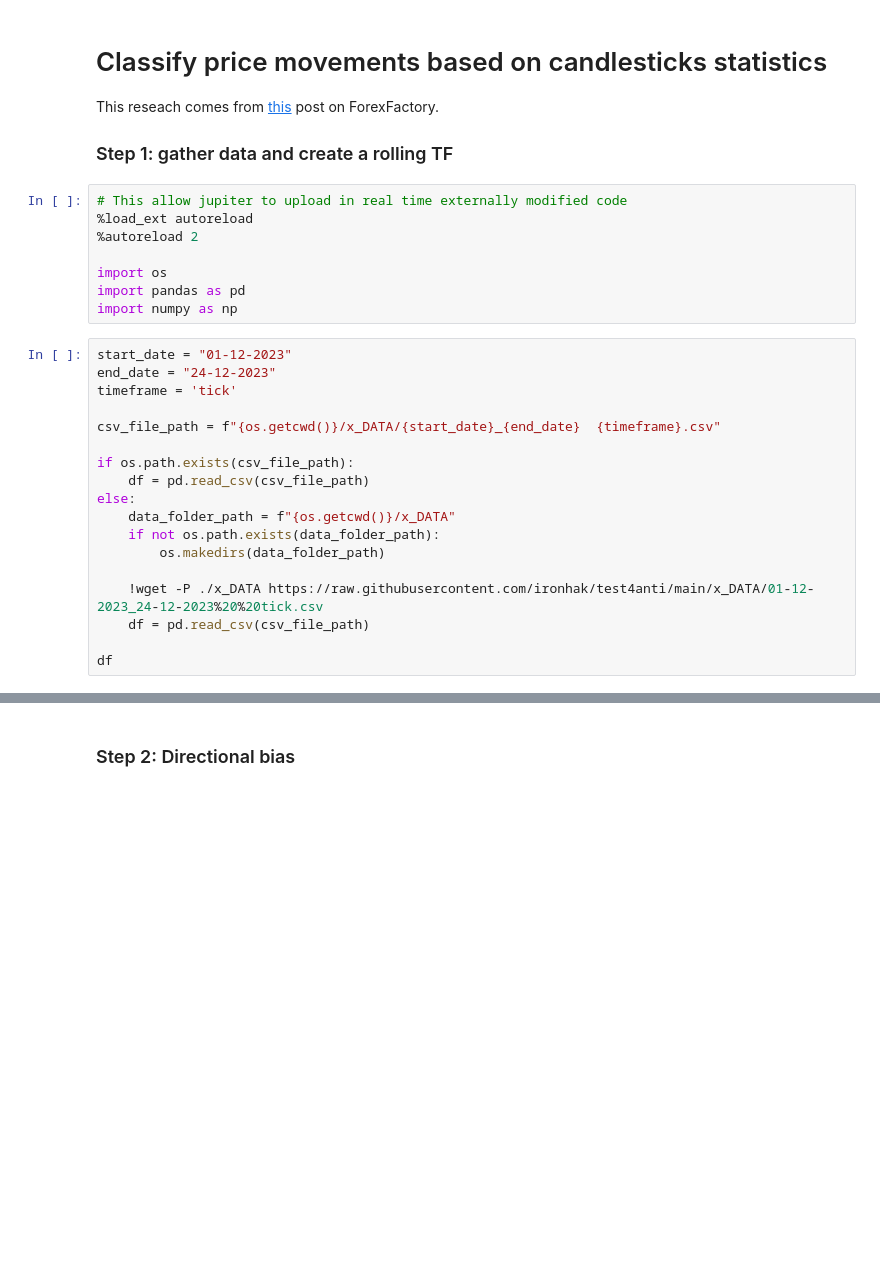
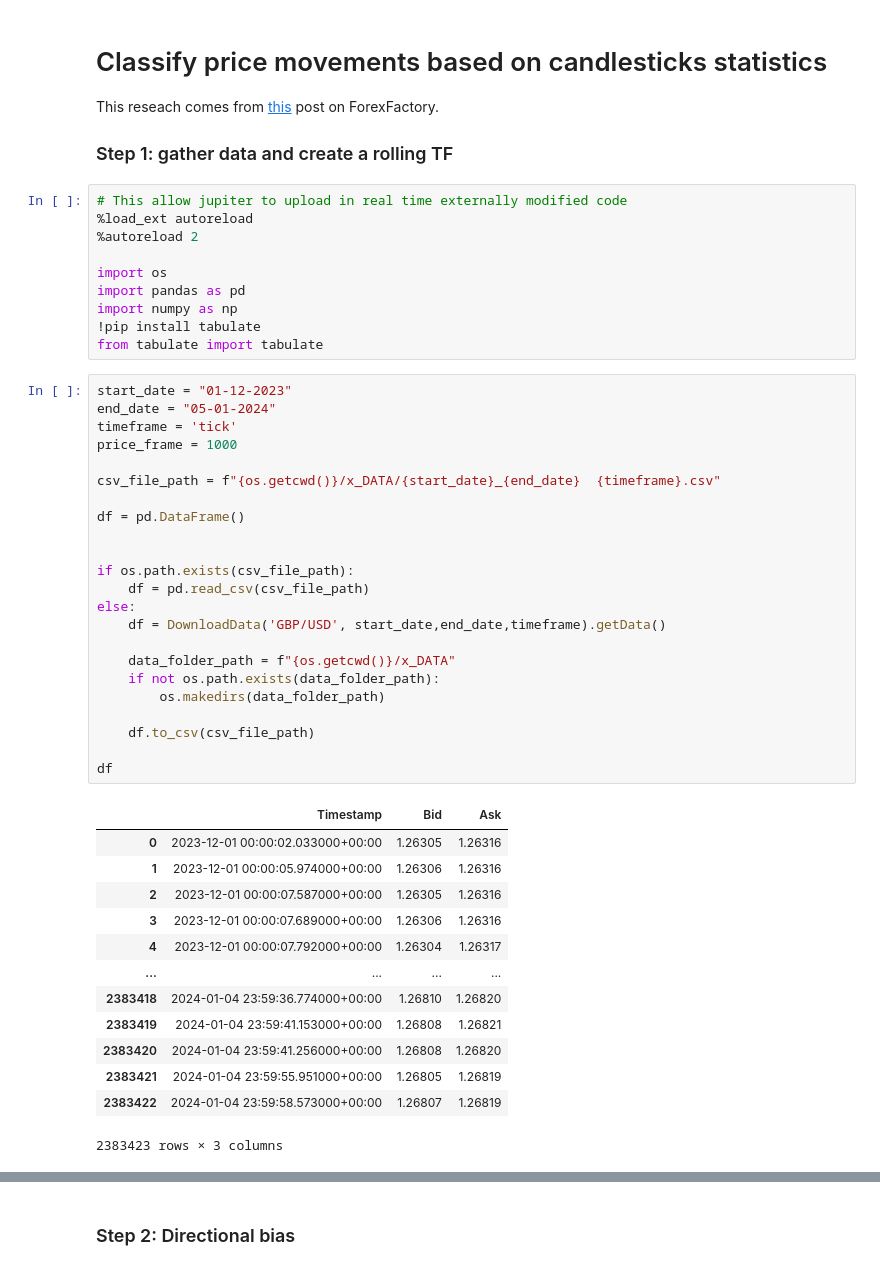
Before and after one commit to ironhak/test4anti, a Jupyter notebook: classify_candles.ipynb, the cells around one changed output, grey strips where cells are left out. Cells and saved outputs as stored; diff of their text form; blank space fills up the shorter version.

```diff
--- a/classify_candles.ipynb
+++ b/classify_candles.ipynb
@@ -12,21 +151,42 @@ This reseach comes from [this](https://www.forexfactory.com/thread/post/14707863
 import os
 import pandas as pd
 import numpy as np
+!pip install tabulate
+from tabulate import tabulate
 # %%
 start_date = "01-12-2023"
-end_date = "24-12-2023"
+end_date = "05-01-2024"
 timeframe = 'tick'
+price_frame = 1000
 
 csv_file_path = f"{os.getcwd()}/x_DATA/{start_date}_{end_date}  {timeframe}.csv"
+
+df = pd.DataFrame()
+
 
 if os.path.exists(csv_file_path):
     df = pd.read_csv(csv_file_path)
 else:
+    df = DownloadData('GBP/USD', start_date,end_date,timeframe).getData()
+
     data_folder_path = f"{os.getcwd()}/x_DATA"
     if not os.path.exists(data_folder_path):
         os.makedirs(data_folder_path)
 
-    !wget -P ./x_DATA https://raw.githubusercontent.com/ironhak/test4anti/main/x_DATA/01-12-2023_24-12-2023%20%20tick.csv
-    df = pd.read_csv(csv_file_path)
+    df.to_csv(csv_file_path)
 
 df
+# %% [output]
+|  | Timestamp | Bid | Ask |
+| 0 | 2023-12-01 00:00:02.033000+00:00 | 1.26305 | 1.26316 |
+| 1 | 2023-12-01 00:00:05.974000+00:00 | 1.26306 | 1.26316 |
+| 2 | 2023-12-01 00:00:07.587000+00:00 | 1.26305 | 1.26316 |
+| 3 | 2023-12-01 00:00:07.689000+00:00 | 1.26306 | 1.26316 |
+| 4 | 2023-12-01 00:00:07.792000+00:00 | 1.26304 | 1.26317 |
+| ... | ... | ... | ... |
+| 2383418 | 2024-01-04 23:59:36.774000+00:00 | 1.26810 | 1.26820 |
+| 2383419 | 2024-01-04 23:59:41.153000+00:00 | 1.26808 | 1.26821 |
+| 2383420 | 2024-01-04 23:59:41.256000+00:00 | 1.26808 | 1.26820 |
+| 2383421 | 2024-01-04 23:59:55.951000+00:00 | 1.26805 | 1.26819 |
+| 2383422 | 2024-01-04 23:59:58.573000+00:00 | 1.26807 | 1.26819 |
+2383423 rows × 3 columns
```
Also changed, not shown: parts of 11 cells of this notebook, 1 other file.
